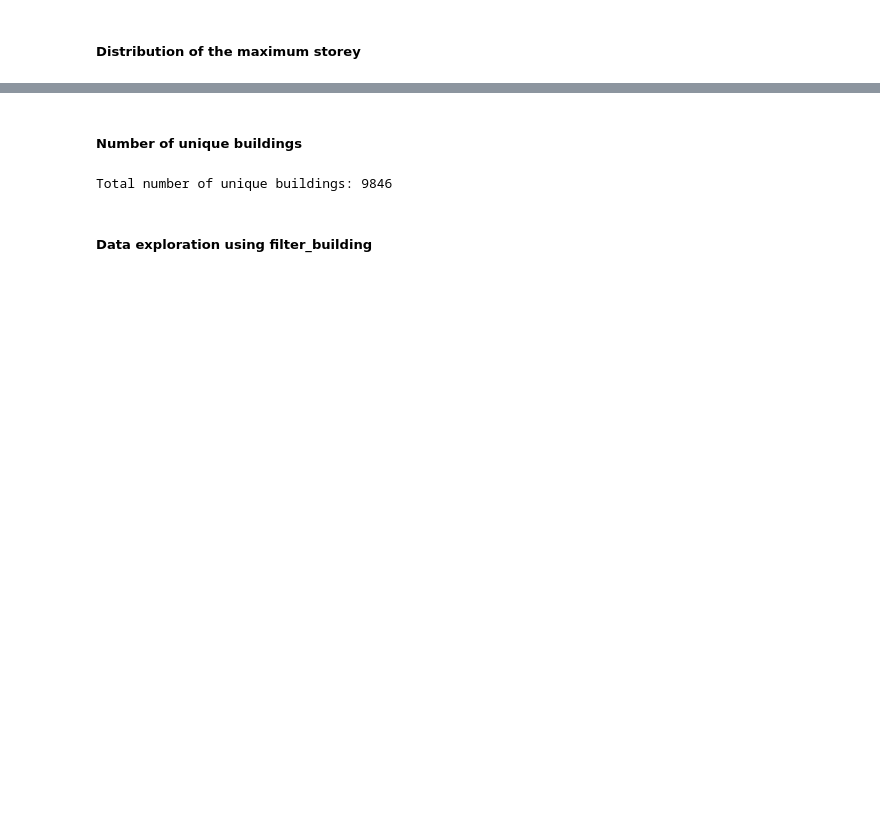
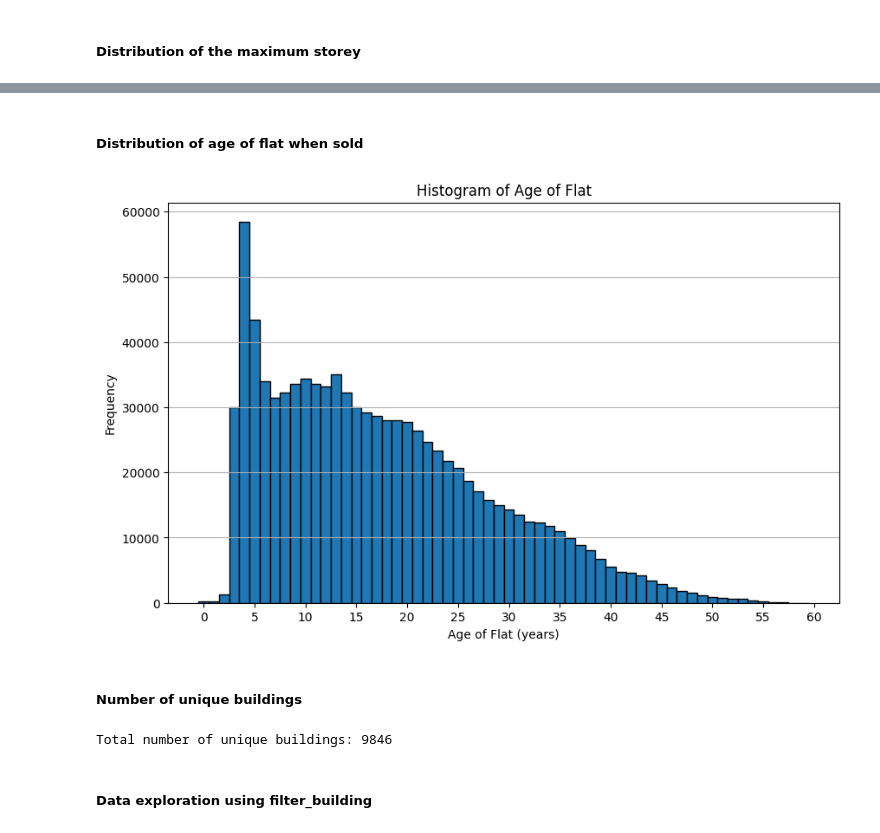
Before and after one commit to Zimmy313/HDB_HousingPrice_ML_Project, a Jupyter notebook: src/Data_Cleaning.ipynb, the cells around one changed output, grey strips where cells are left out. Cells and saved outputs as stored; diff of their text form; code cells hidden in the pictures; blank space fills up the shorter version.

Commit message:
Fixed adjust_remaining_lease and added age_of_flat col

```diff
--- a/src/Data_Cleaning.ipynb
+++ b/src/Data_Cleaning.ipynb
@@ -215,3 +239,27 @@ def add_max_storey(df):
     df['max_storey'] = df.groupby(['town', 'block', 'street_name'])['upper_storey'].transform('max')
 
     return df
+
+def calculate_age_of_flat(row):
+    """
+Calculates the 'age_of_flat' for each row in the DataFrame based on the 'remaining_lease'
+or the 'lease_commence_date' and 'month_number' if 'remaining_lease' is NaN.
+
+Parameters:
+row (pd.Series): A row of the DataFrame containing 'remaining_lease', 'year',
+                 'lease_commence_date', and 'month_number'.
+
+Returns:
+float: The calculated 'age_of_flat', which is set to 0 if the result is negative.
+"""
+
+    if pd.notna(row['remaining_lease']):
+        age = 99 - row['remaining_lease']
+    else:
+        year = row['year']
+        lease_commence_date = row['lease_commence_date']
+        month_number = row['month_number']
+        age = year - lease_commence_date + month_number / 12
+
+    # Return 0 if age_of_flat is negative
+    return max(age, 0)
@@ -376,0 +443,4 @@ full_cleaned = adjust_remaining_lease(full_cleaned)
+# %%
+full_cleaned = adjust_remaining_lease(full_cleaned)
+full_cleaned['age_of_flat'] = full_cleaned.apply(calculate_age_of_flat, axis=1)
+full_cleaned['remaining_lease'] = pd.to_numeric(full_cleaned['remaining_lease'], errors='coerce')
@@ -403,3 +498,19 @@ plt.show()
+# %% [markdown]
+##### Distribution of age of flat when sold
+# %%
+bins = np.arange(0, 61, 1)  # Creates bins from 0 to 60 with a width of 1
+
+# Plot the histogram with individual bins
+plt.figure(figsize=(10, 6))
+plt.hist(full_cleaned['age_of_flat'], bins=bins, edgecolor='black', align='left')
+plt.title('Histogram of Age of Flat')
+plt.xlabel('Age of Flat (years)')
+plt.ylabel('Frequency')
+plt.xticks(np.arange(0, 61, 5))  # Optional: Set x-ticks at intervals of 5 for clarity
+plt.grid(axis='y')
+plt.show()
+# %% [output]
+[figure, added]
 # %% [markdown]
 ##### Number of unique buildings
 # %%
```
Also changed, not shown: parts of 23 cells of this notebook.
